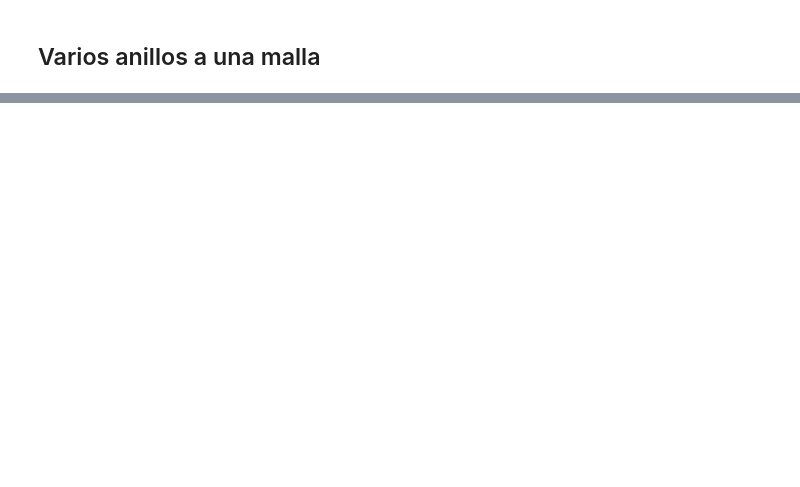
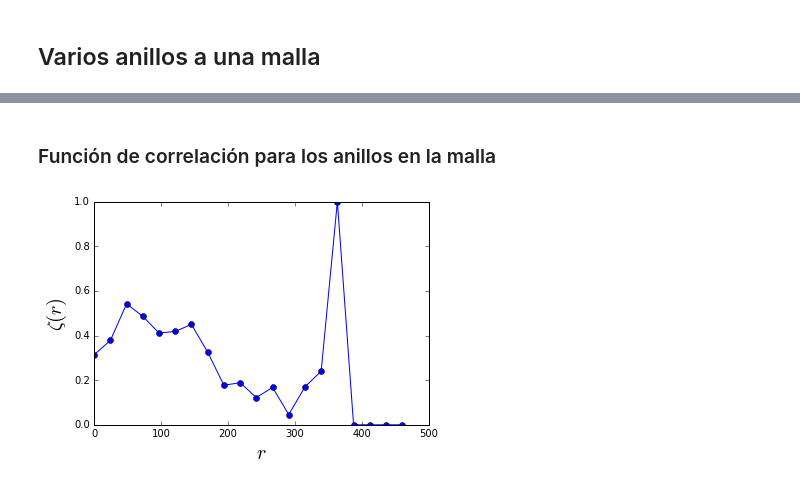
Before and after one commit to CosmoStats/cosmostats2018-jzsmoreno, a Jupyter notebook: 2daParte/Ejercicio5/griddata.ipynb, the cells around one changed output, grey strips where cells are left out. Saved outputs shown, nothing was run; the diff lists cells and outputs as text; code cells hidden in the pictures; blank space fills up the shorter version.

```diff
--- a/2daParte/Ejercicio5/griddata.ipynb
+++ b/2daParte/Ejercicio5/griddata.ipynb
@@ -183,0 +260,10 @@ plt.show()
+# %% [markdown]
+### Función de correlación para los anillos en la malla
+# %%
+def func(x, y):
+    return ((x-c1)**2 + (y-c2)**2)
+
+w = func(tcx, tcy)
+LSzalay(tcx,tcy,radx,rady,dim,20,w)
+# %% [output]
+[figure, added]
```
Also changed, not shown: parts of 9 cells of this notebook.
